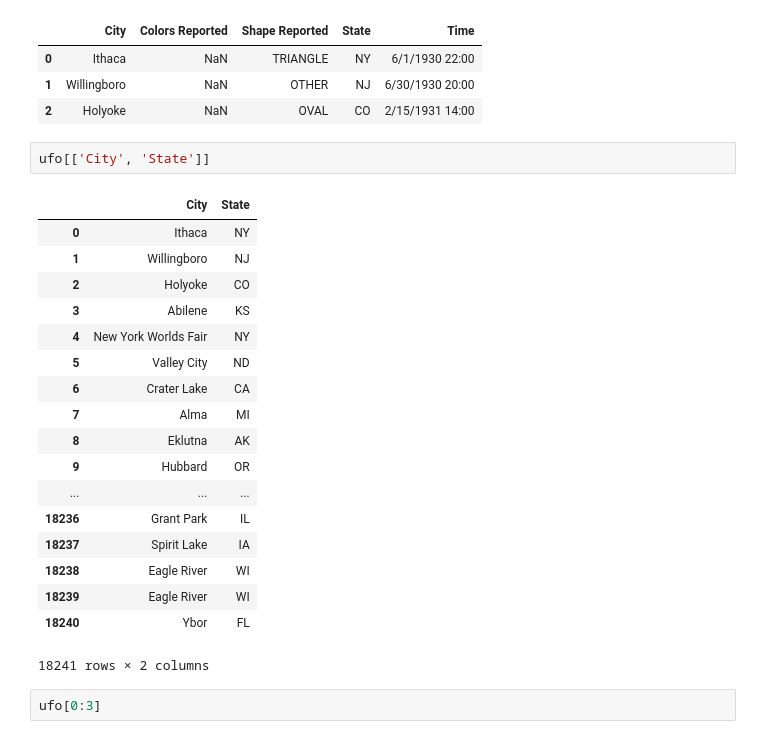
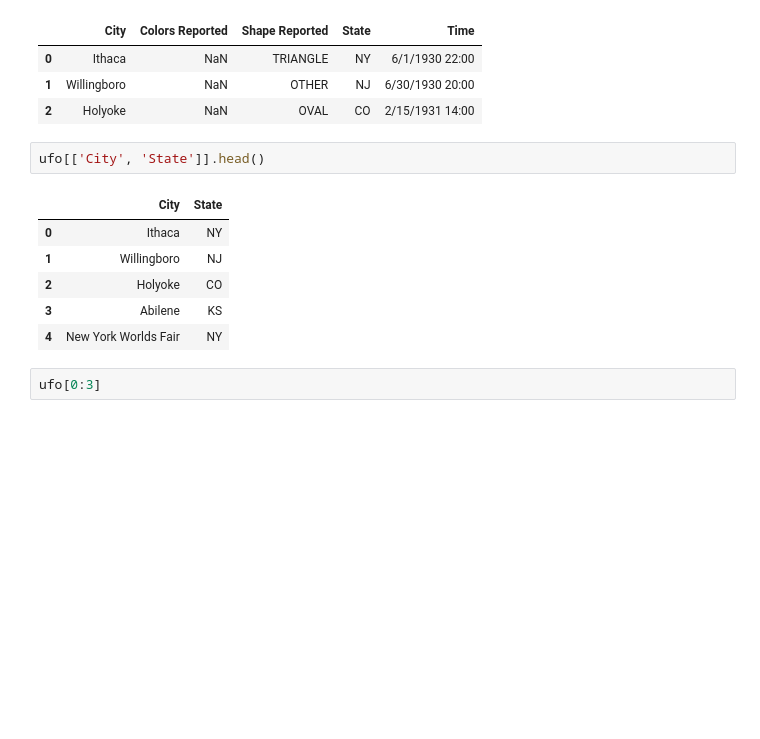
Before and after one commit to arkoneogy/mytutorials, a Jupyter notebook: python/explore/pandas_tidbits.ipynb, the cells around one changed output. Saved outputs shown, nothing was run; the diff lists cells and outputs as text; blank space fills up the shorter version.

```diff
--- a/python/explore/pandas_tidbits.ipynb
+++ b/python/explore/pandas_tidbits.ipynb
@@ -193,26 +155,14 @@ ufo.iloc[0:3, :]
 | 1 | Willingboro | NaN | OTHER | NJ | 6/30/1930 20:00 |
 | 2 | Holyoke | NaN | OVAL | CO | 2/15/1931 14:00 |
 # %%
-ufo[['City', 'State']]
+ufo[['City', 'State']].head()
 # %% [output]
 |  | City | State |
 | 0 | Ithaca | NY |
 | 1 | Willingboro | NJ |
 | 2 | Holyoke | CO |
 | 3 | Abilene | KS |
 | 4 | New York Worlds Fair | NY |
-| 5 | Valley City | ND |
-| 6 | Crater Lake | CA |
-| 7 | Alma | MI |
-| 8 | Eklutna | AK |
-| 9 | Hubbard | OR |
-| ... | ... | ... |
-| 18236 | Grant Park | IL |
-| 18237 | Spirit Lake | IA |
-| 18238 | Eagle River | WI |
-| 18239 | Eagle River | WI |
-| 18240 | Ybor | FL |
-18241 rows × 2 columns
 # %%
 ufo[0:3]
 # %% [output]
```
Also changed, not shown: parts of 7 cells of this notebook.
